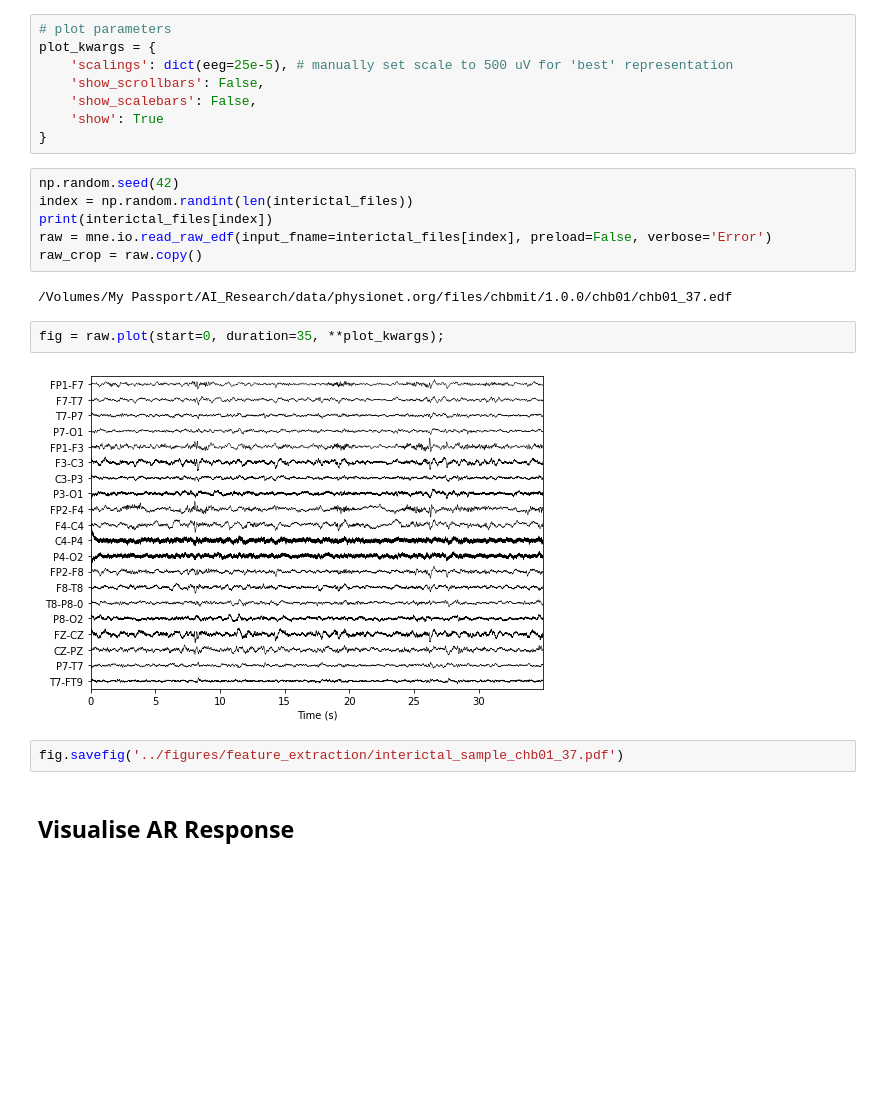
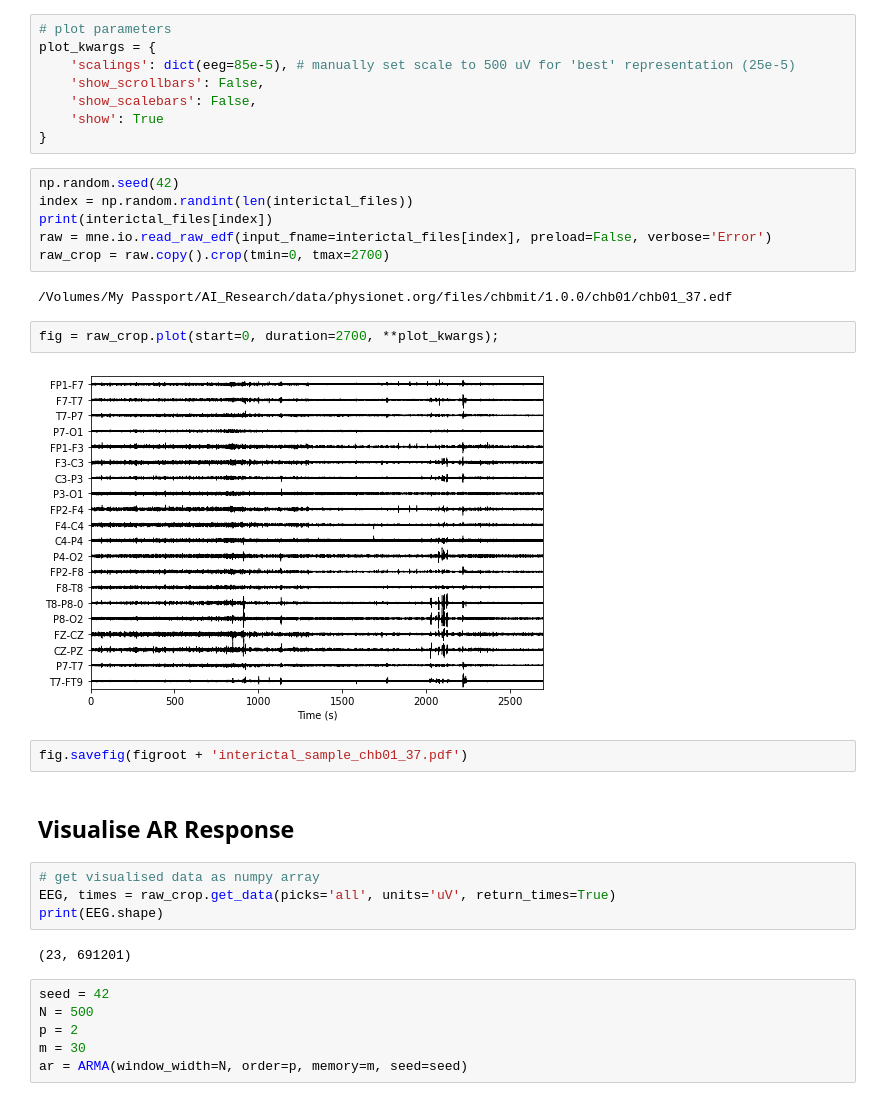
Before and after one commit to samisnotinsane/chbmit-seizure-prediction, a Jupyter notebook: feature_extraction/chb01_interictal_AR.ipynb, the cells around one changed output. Cells and saved outputs as stored; diff of their text form; blank space fills up the shorter version.

```diff
--- a/feature_extraction/chb01_interictal_AR.ipynb
+++ b/feature_extraction/chb01_interictal_AR.ipynb
@@ -21,7 +23,7 @@ interictal_files = [root+x for x in os.listdir(root) if not regex.search(x)]
 # %%
 # plot parameters
 plot_kwargs = {
-    'scalings': dict(eeg=25e-5), # manually set scale to 500 uV for 'best' representation
+    'scalings': dict(eeg=85e-5), # manually set scale to 500 uV for 'best' representation (25e-5)
     'show_scrollbars': False,
     'show_scalebars': False,
     'show': True
@@ -31,14 +33,26 @@ np.random.seed(42)
 index = np.random.randint(len(interictal_files))
 print(interictal_files[index])
 raw = mne.io.read_raw_edf(input_fname=interictal_files[index], preload=False, verbose='Error')
-raw_crop = raw.copy()
+raw_crop = raw.copy().crop(tmin=0, tmax=2700)
 # %% [output]
 /Volumes/My Passport/AI_Research/data/physionet.org/files/chbmit/1.0.0/chb01/chb01_37.edf
 # %%
-fig = raw.plot(start=0, duration=35, **plot_kwargs);
+fig = raw_crop.plot(start=0, duration=2700, **plot_kwargs);
 # %% [output]
-[figure, old version]
+[figure, new version]
 # %%
-fig.savefig('../figures/feature_extraction/interictal_sample_chb01_37.pdf')
+fig.savefig(figroot + 'interictal_sample_chb01_37.pdf')
 # %% [markdown]
 ## Visualise AR Response
+# %%
+# get visualised data as numpy array
+EEG, times = raw_crop.get_data(picks='all', units='uV', return_times=True)
+print(EEG.shape)
+# %% [output]
+(23, 691201)
+# %%
+seed = 42
+N = 500
+p = 2
+m = 30
+ar = ARMA(window_width=N, order=p, memory=m, seed=seed)
```
Also changed, not shown: parts of 10 cells of this notebook, 8 other files.
